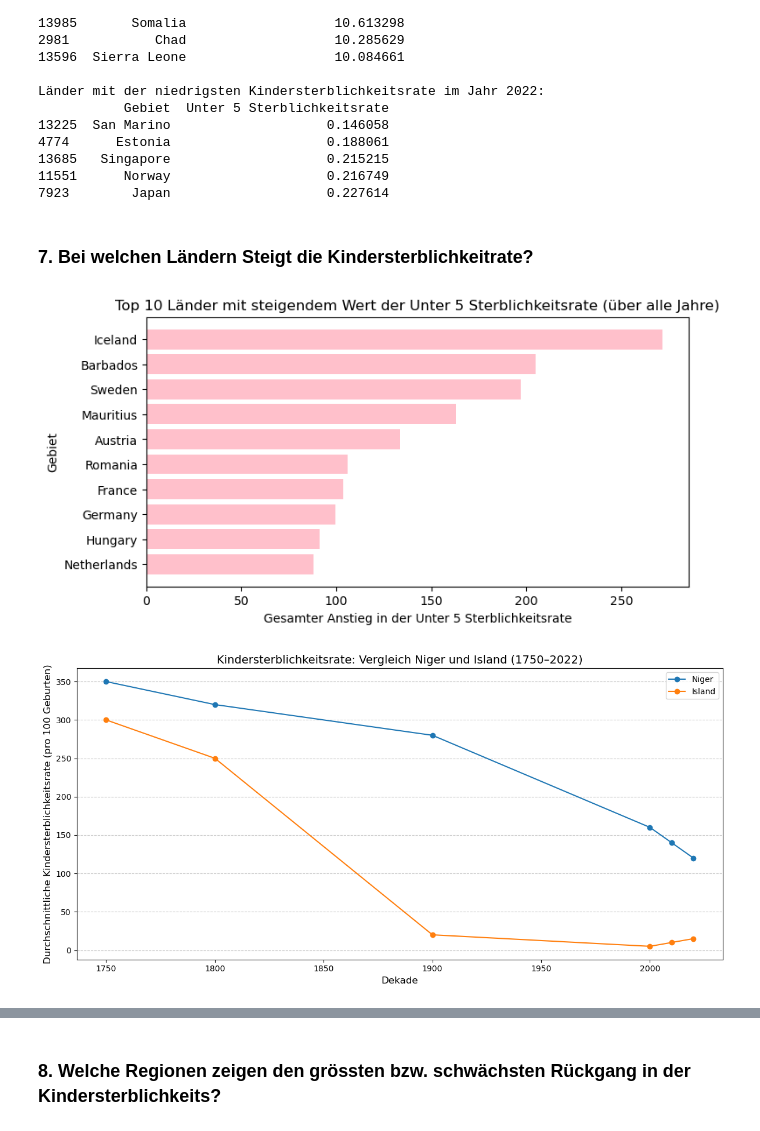
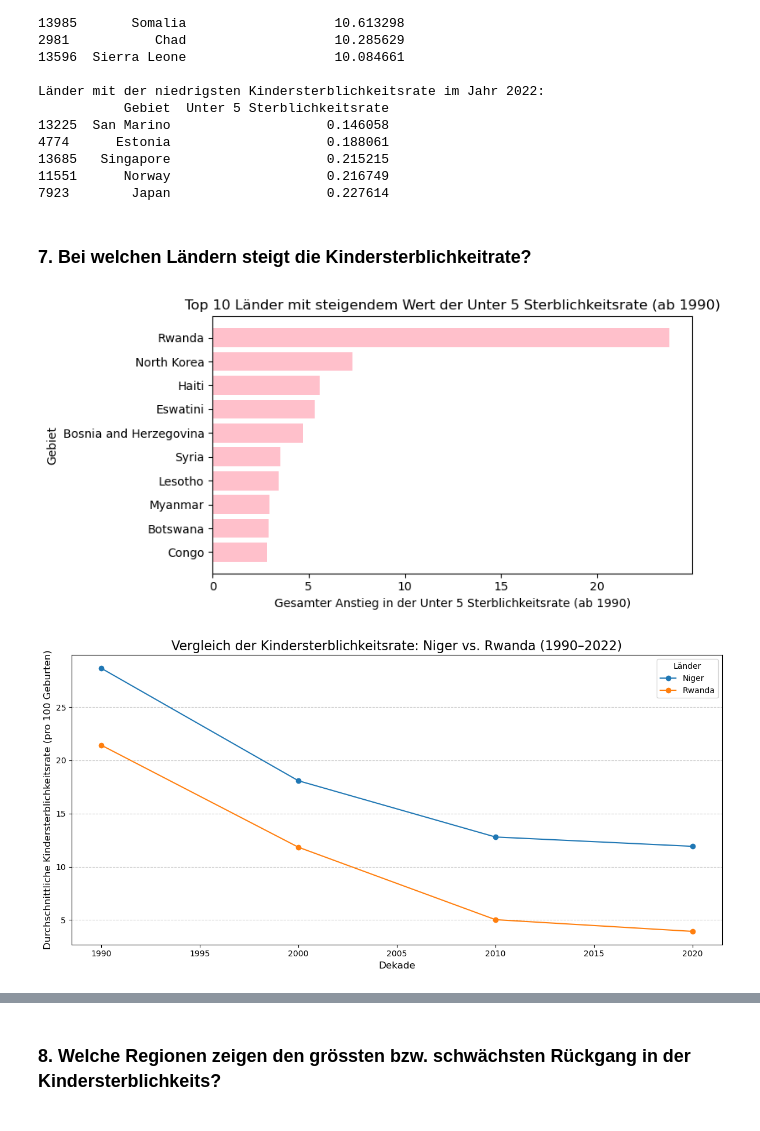
Before and after one commit to melisadedukic/MeliAjna, a Jupyter notebook: LN Python Melisa_Ajna.ipynb, the cells around one changed output, grey strips where cells are left out. Saved outputs shown, nothing was run; the diff lists cells and outputs as text; code cells hidden in the pictures.

```diff
--- a/LN Python Melisa_Ajna.ipynb
+++ b/LN Python Melisa_Ajna.ipynb
@@ -417,83 +417,77 @@ Länder mit der niedrigsten Kindersterblichkeitsrate im Jahr 2022:
 11551      Norway                    0.216749
 7923        Japan                    0.227614
 # %% [markdown]
-### 7. Bei welchen Ländern Steigt die Kindersterblichkeitrate?
+### 7. Bei welchen Ländern steigt die Kindersterblichkeitrate?
 # %%
 # Sortiere nach Gebiet und Jahr
 df = df.sort_values(by=['Gebiet', 'Jahr'])
 
+# Filter: Daten ab dem Jahr 1990
+df_filtered = df[df['Jahr'] >= 1990].copy()
+
 # Berechne die Differenz zwischen aufeinanderfolgenden Jahren
-df['Anstieg'] = df.groupby('Gebiet')['Unter 5 Sterblichkeitsrate'].diff()
+df_filtered['Anstieg'] = df_filtered.groupby('Gebiet')['Unter 5 Sterblichkeitsrate'].diff()
 
 # Filter: Nur positive Anstiege (Werte, die gestiegen sind)
-df_increase = df[df['Anstieg'] > 0]
+df_increase = df_filtered[df_filtered['Anstieg'] > 0]
 
-# Summiere die Anstiege für jedes Gebiet (gesamt über alle Jahre)
+# Summiere die Anstiege für jedes Gebiet (gesamt ab 1990)
 df_summary = df_increase.groupby('Gebiet').agg(
     Gesamter_Anstieg=('Anstieg', 'sum')
 ).sort_values(by='Gesamter_Anstieg', ascending=False)
 
-# Visualisierung der Top 10 Länder mit dem höchsten Gesamten Anstieg
+# Visualisierung der Top 10 Länder mit dem höchsten Gesamten Anstieg ab 1990
 plt.figure(figsize=(8, 4))
 plt.barh(df_summary.head(10).index, df_summary['Gesamter_Anstieg'].head(10), color='pink')
-plt.xlabel('Gesamter Anstieg in der Unter 5 Sterblichkeitsrate')
+plt.xlabel('Gesamter Anstieg in der Unter 5 Sterblichkeitsrate (ab 1990)')
 plt.ylabel('Gebiet')
-plt.title('Top 10 Länder mit steigendem Wert der Unter 5 Sterblichkeitsrate (über alle Jahre)')
+plt.title('Top 10 Länder mit steigendem Wert der Unter 5 Sterblichkeitsrate (ab 1990)')
 plt.gca().invert_yaxis()
+plt.tight_layout()
 plt.show()
 # %% [output]
-[figure, old version]
+[figure, new version]
 # %%
+# Sortiere nach Gebiet und Jahr
+df = df.sort_values(by=['Gebiet', 'Jahr'])
 
-# Datenstruktur: Spalten 'Gebiet', 'Jahr', 'Unter 5 Sterblichkeitsrate'
-data = {
-    'Gebiet': ['Niger'] * 6 + ['Island'] * 6,
-    'Jahr': [1750, 1800, 1900, 2000, 2010, 2020, 1750, 1800, 1900, 2000, 2010, 2020],
-    'Unter 5 Sterblichkeitsrate': [350, 320, 280, 160, 140, 120, 300, 250, 20, 5, 10, 15]
-}
-df = pd.DataFrame(data)
+# Filter: Nur Daten für Rwanda und Niger zwischen 1990 und 2022
+df_filtered = df[
+    (df['Gebiet'].isin(['Niger', 'Rwanda'])) &
+    (df['Jahr'] >= 1990) &
+    (df['Jahr'] <= 2022)
+].copy()  # .copy() erstellt eine explizite Kopie des gefilterten DataFrames
 
-# Filter: Daten für Niger und Island
-countries = ['Niger', 'Island']
-df_filtered = df[df['Gebiet'].isin(countries)]
-
-# Erstelle eine Spalte für Jahrzehnte
+# Gruppiere nach Jahrzehnten (alle 10 Jahre)
 df_filtered['Dekade'] = (df_filtered['Jahr'] // 10) * 10
 
-# Durchschnittliche Kindersterblichkeitsrate pro Dekade und Land berechnen
+# Durchschnittliche Kindersterblichkeitsrate pro Dekade berechnen
 df_decade = df_filtered.groupby(['Gebiet', 'Dekade']).agg(
     Durchschnittliche_Sterblichkeitsrate=('Unter 5 Sterblichkeitsrate', 'mean')
 ).reset_index()
 
-# Visualisierung: Vergleich zwischen Niger und Island
+# Visualisierung: Vergleich der Kindersterblichkeitsrate
 plt.figure(figsize=(12, 6))
 
-# Linienplot für Niger
-plt.plot(
-    df_decade[df_decade['Gebiet'] == 'Niger']['Dekade'],
-    df_decade[df_decade['Gebiet'] == 'Niger']['Durchschnittliche_Sterblichkeitsrate'],
-    marker='o',
-    label='Niger'
-)
-
-# Linienplot für Island
-plt.plot(
-    df_decade[df_decade['Gebiet'] == 'Island']['Dekade'],
-    df_decade[df_decade['Gebiet'] == 'Island']['Durchschnittliche_Sterblichkeitsrate'],
-    marker='o',
-    label='Island'
-)
+# Für jedes Land eine Linie plotten
+countries = ['Niger', 'Rwanda']
+for country in countries:
+    country_data = df_decade[df_decade['Gebiet'] == country]
+    plt.plot(
+        country_data['Dekade'],
+        country_data['Durchschnittliche_Sterblichkeitsrate'],
+        marker='o', label=country
+    )
 
 # Diagramm anpassen
-plt.title('Kindersterblichkeitsrate: Vergleich Niger und Island (1750–2022)', fontsize=14)
+plt.title('Vergleich der Kindersterblichkeitsrate: Niger vs. Rwanda (1990–2022)', fontsize=16)
 plt.xlabel('Dekade', fontsize=12)
 plt.ylabel('Durchschnittliche Kindersterblichkeitsrate (pro 100 Geburten)', fontsize=12)
-plt.xticks(range(1750, 2030, 50))  # Tick-Intervalle anpassen
-plt.legend()
+plt.legend(title="Länder", loc='upper right')
 plt.grid(axis='y', linestyle='--', alpha=0.7)
 plt.tight_layout()
 
 # Diagramm anzeigen
 plt.show()
 # %% [output]
-[figure, old version]
+[figure, new version]
```
Also changed, not shown: parts of 23 cells of this notebook.
